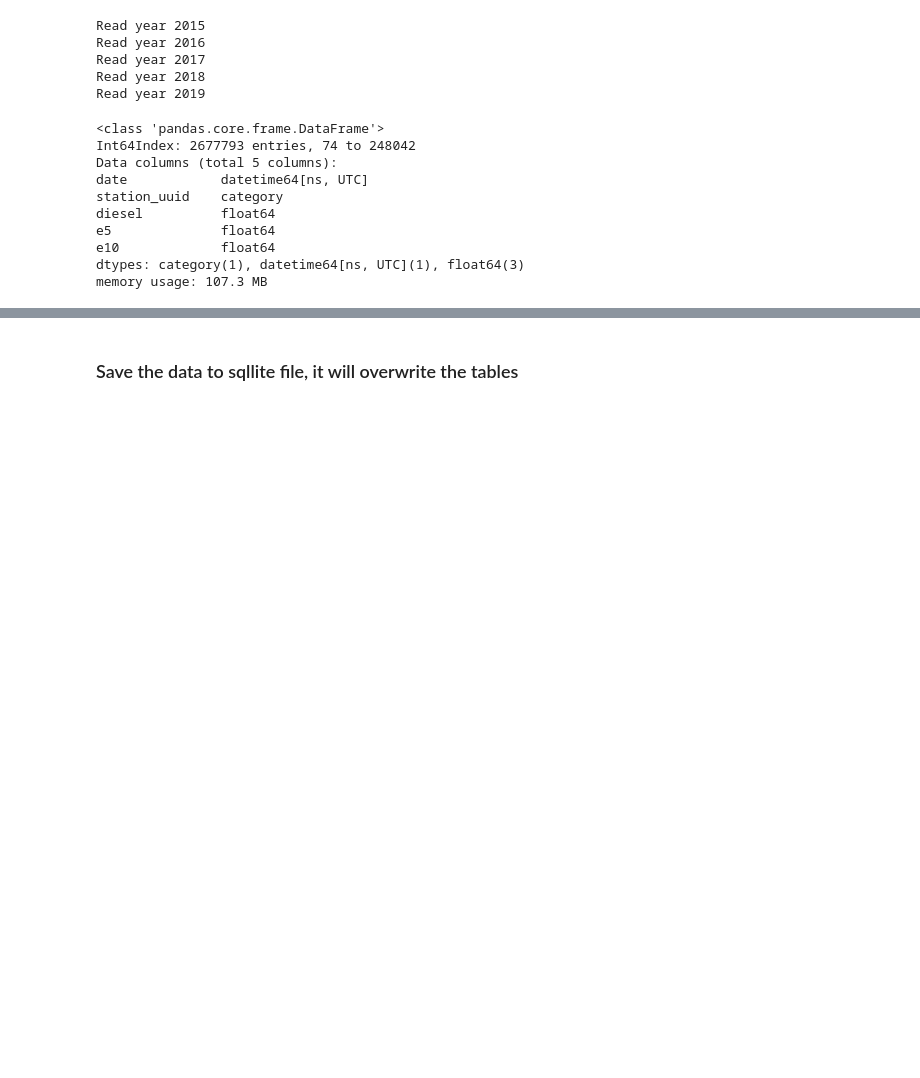
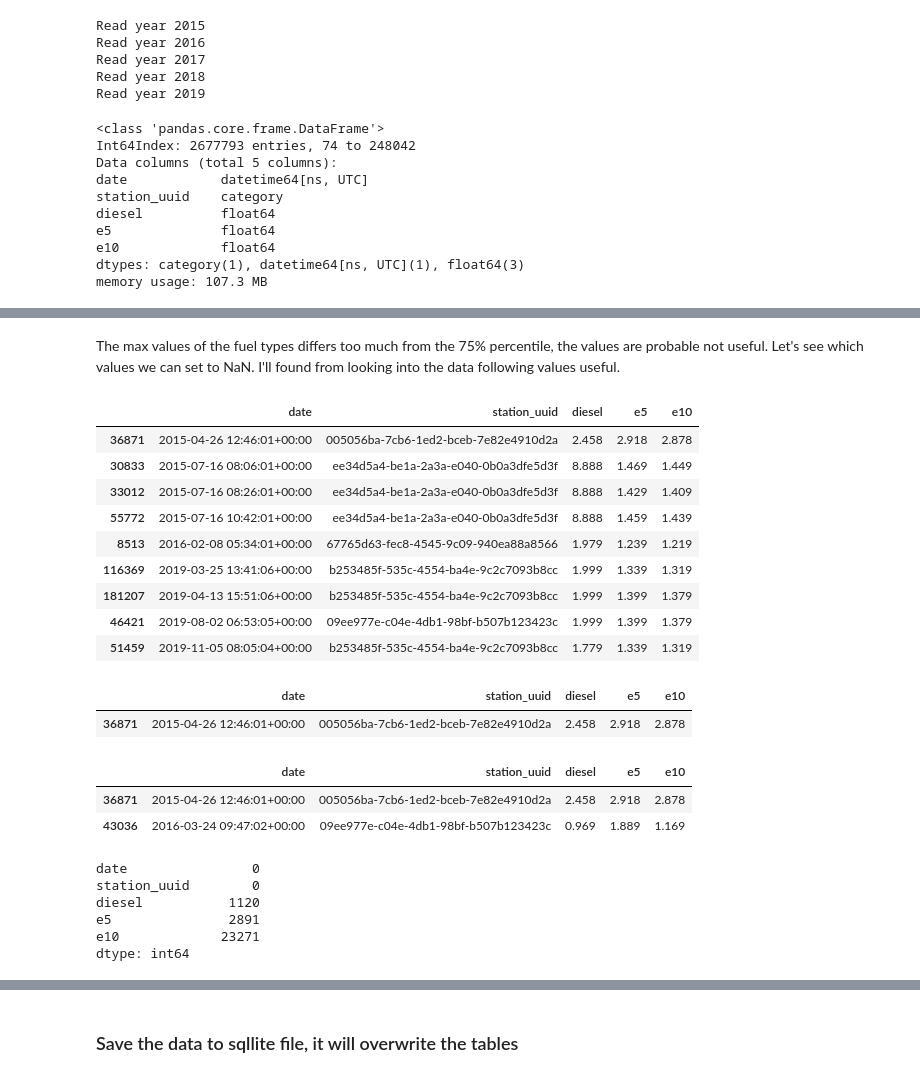
Before and after one commit to klogges5/capstone, a Jupyter notebook: DataRead.ipynb, the cells around one changed output, grey strips where cells are left out. Saved outputs shown, nothing was run; the diff lists cells and outputs as text; code cells hidden in the pictures; blank space fills up the shorter version.

Commit message:
enhanced data reading

```diff
--- a/DataRead.ipynb
+++ b/DataRead.ipynb
@@ -60,27 +140,32 @@ The pricesxxx.csv are in the following format:
 # %%
 
-def read_data_year(year):
+def read_data_year(year, filepath):
     '''
     read all relevant data for year x
-    Output: dataframe with all prices for region 40x and year'''
+    Input: year, filepath with
+    Output: dataframe with all prices for region 40x and year
+    '''
     print('Read year {}'.format(year))
-    files = glob.glob('e:/Working/sprit/{}/*/*'.format(year))
+
+    files = glob.glob('{}{}/*/*'.format(filepath, year))
     prices = [pd.read_csv(file, usecols=['date', 'station_uuid', 'diesel', 'e5', 'e10']) for file in files]
     prices_pd = pd.concat(prices, sort=False)
     data_pd = prices_pd[prices_pd['station_uuid'].isin(short_pd['uuid'])][['date', 'station_uuid', 'diesel', 'e5', 'e10']]
     return data_pd
 
-def read_data():
+def read_data(filepath='e:/Working/sprit/'):
     '''
     read all data and make some conversions
-    Output: dataframe with datetimeindex and station_uuid as category'''
-    prices = read_data_year('2015')
-    prices = prices.append(read_data_year('2016'))
-    prices = prices.append(read_data_year('2017'))
-    prices = prices.append(read_data_year('2018'))
-    prices = prices.append(read_data_year('2019'))
+    Input: filepath to input files, default is given
+    Output: dataframe with datetimeindex and station_uuid as category
+    '''
+    prices = read_data_year('2015', filepath)
+    prices = prices.append(read_data_year('2016', filepath))
+    prices = prices.append(read_data_year('2017', filepath))
+    prices = prices.append(read_data_year('2018', filepath))
+    prices = prices.append(read_data_year('2019', filepath))
 
-    # replace wrong data with nan
+    # replace wrong data (<0.5 here for small) with nan
     prices['diesel'] = prices['diesel'].apply(lambda x: np.nan if x < 0.5 else x)
     prices['e5'] = prices['e5'].apply(lambda x: np.nan if x < 0.5 else x)
     prices['e10'] = prices['e10'].apply(lambda x: np.nan if x < 0.5 else x)
@@ -111,0 +209,26 @@ memory usage: 107.3 MB
+# %% [markdown]
+The max values of the fuel types differs too much from the 75% percentile, the values are probable not useful. Let's see which values we can set to NaN. I'll found from looking into the data following values useful.
+# %%
+prices_pd[prices_pd.diesel > 1.7]
+# %% [output]
+|  | date | station_uuid | diesel | e5 | e10 |
+| 36871 | 2015-04-26 12:46:01+00:00 | 005056ba-7cb6-1ed2-bceb-7e82e4910d2a | 2.458 | 2.918 | 2.878 |
+| 30833 | 2015-07-16 08:06:01+00:00 | ee34d5a4-be1a-2a3a-e040-0b0a3dfe5d3f | 8.888 | 1.469 | 1.449 |
+| 33012 | 2015-07-16 08:26:01+00:00 | ee34d5a4-be1a-2a3a-e040-0b0a3dfe5d3f | 8.888 | 1.429 | 1.409 |
+| 55772 | 2015-07-16 10:42:01+00:00 | ee34d5a4-be1a-2a3a-e040-0b0a3dfe5d3f | 8.888 | 1.459 | 1.439 |
+| 8513 | 2016-02-08 05:34:01+00:00 | 67765d63-fec8-4545-9c09-940ea88a8566 | 1.979 | 1.239 | 1.219 |
+| 116369 | 2019-03-25 13:41:06+00:00 | b253485f-535c-4554-ba4e-9c2c7093b8cc | 1.999 | 1.339 | 1.319 |
+| 181207 | 2019-04-13 15:51:06+00:00 | b253485f-535c-4554-ba4e-9c2c7093b8cc | 1.999 | 1.399 | 1.379 |
+| 46421 | 2019-08-02 06:53:05+00:00 | 09ee977e-c04e-4db1-98bf-b507b123423c | 1.999 | 1.399 | 1.379 |
+| 51459 | 2019-11-05 08:05:04+00:00 | b253485f-535c-4554-ba4e-9c2c7093b8cc | 1.779 | 1.339 | 1.319 |
+# %%
+prices_pd[prices_pd.e10 > 1.75]
+# %% [output]
+|  | date | station_uuid | diesel | e5 | e10 |
+| 36871 | 2015-04-26 12:46:01+00:00 | 005056ba-7cb6-1ed2-bceb-7e82e4910d2a | 2.458 | 2.918 | 2.878 |
+# %%
+prices_pd[prices_pd.e5 > 1.82]
+# %% [output]
+|  | date | station_uuid | diesel | e5 | e10 |
+| 36871 | 2015-04-26 12:46:01+00:00 | 005056ba-7cb6-1ed2-bceb-7e82e4910d2a | 2.458 | 2.918 | 2.878 |
+| 43036 | 2016-03-24 09:47:02+00:00 | 09ee977e-c04e-4db1-98bf-b507b123423c | 0.969 | 1.889 | 1.169 |
@@ -111,0 +239,9 @@ memory usage: 107.3 MB
+# %%
+prices_pd.isna().sum()
+# %% [output]
+date                0
+station_uuid        0
+diesel           1120
+e5               2891
+e10             23271
+dtype: int64
```
Also changed, not shown: parts of 21 cells of this notebook, 2 other files.
